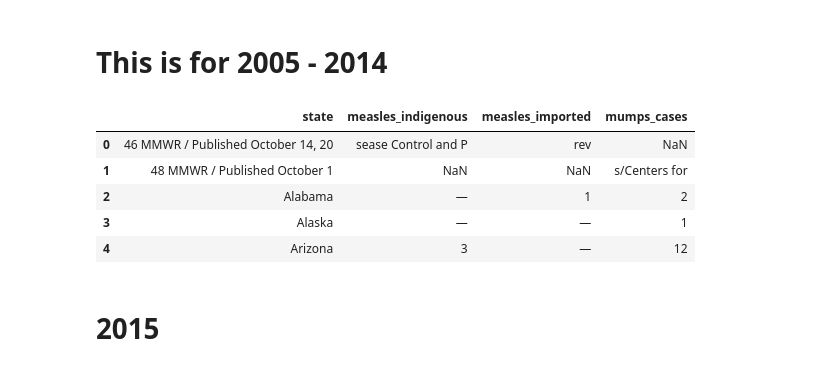
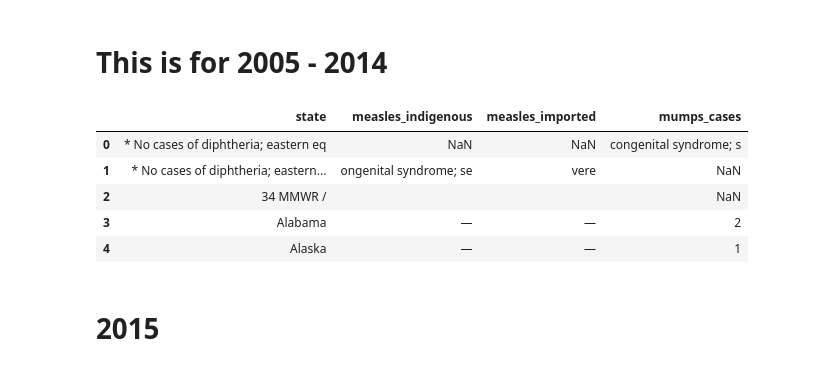
Before and after one commit to FusRaDa/biot670i_capstone_vaccination_project, a Jupyter notebook: rada_notebooks/09_missing_years_cases.ipynb, the cells around one changed output. Saved outputs shown, nothing was run; the diff lists cells and outputs as text; code cells hidden in the pictures.

Commit message:
now have missing cases data

```diff
--- a/rada_notebooks/09_missing_years_cases.ipynb
+++ b/rada_notebooks/09_missing_years_cases.ipynb
@@ -40,7 +40,7 @@ import requests
 import pdfplumber
 from io import BytesIO
 
-year = 2015
+year = 2011
 pdf_url = pdf_urls[year]
 pdf_url
 
@@ -133,8 +133,8 @@ from io import BytesIO
 # pd.set_option("display.max_rows", None)
 
 # Change these to the page numbers you see printed in the PDF
-measles_page = 46
-mumps_page = 48
+measles_page = 34
+mumps_page = 35
 
 page_numbers = {
     "measles": measles_page,
@@ -322,7 +353,7 @@ case_df = case_df[
 # Measles
 # -------------------------
 
-measles_df = df_measles.iloc[6:, [0, 6, 7]].copy()
+measles_df = df_measles.iloc[5:, [0, 8, 9]].copy()
 
 measles_df.columns = [
     "state",
@@ -340,39 +371,39 @@ measles_df = measles_df[
 # -------------------------
 # Mumps
 # -------------------------
 
-mumps_df = df_mumps.iloc[7:, [0, 6]].copy()
+mumps_df = df_mumps.iloc[6:, [0, 8]].copy()
 
 mumps_df.columns = [
     "state",
     "mumps_cases"
 ]
 
 mumps_df["state"] = mumps_df["state"].astype(str).str.strip()
 
 mumps_df = mumps_df[
     mumps_df["state"] != ""
 ].copy()
 
 
 # -------------------------
 # Merge
 # -------------------------
 
 case_df = measles_df.merge(
     mumps_df,
     on="state",
     how="outer"
 )
 
 case_df.head()
 # %% [output]
 |  | state | measles_indigenous | measles_imported | mumps_cases |
-| 0 | 46 MMWR / Published October 14, 20 | sease Control and P | rev | NaN |
-| 1 | 48 MMWR / Published October 1 | NaN | NaN | s/Centers for |
-| 2 | Alabama | — | 1 | 2 |
-| 3 | Alaska | — | — | 1 |
-| 4 | Arizona | 3 | — | 12 |
+| 0 | * No cases of diphtheria; eastern eq | NaN | NaN | congenital syndrome; s |
+| 1 | * No cases of diphtheria; eastern... | ongenital syndrome; se | vere | NaN |
+| 2 | 34 MMWR / |  |  | NaN |
+| 3 | Alabama | — | — | 2 |
+| 4 | Alaska | — | — | 1 |
 # %% [markdown]
 # 2015
 # %%
```
Also changed, not shown: parts of 12 cells of this notebook, 1 other file.
